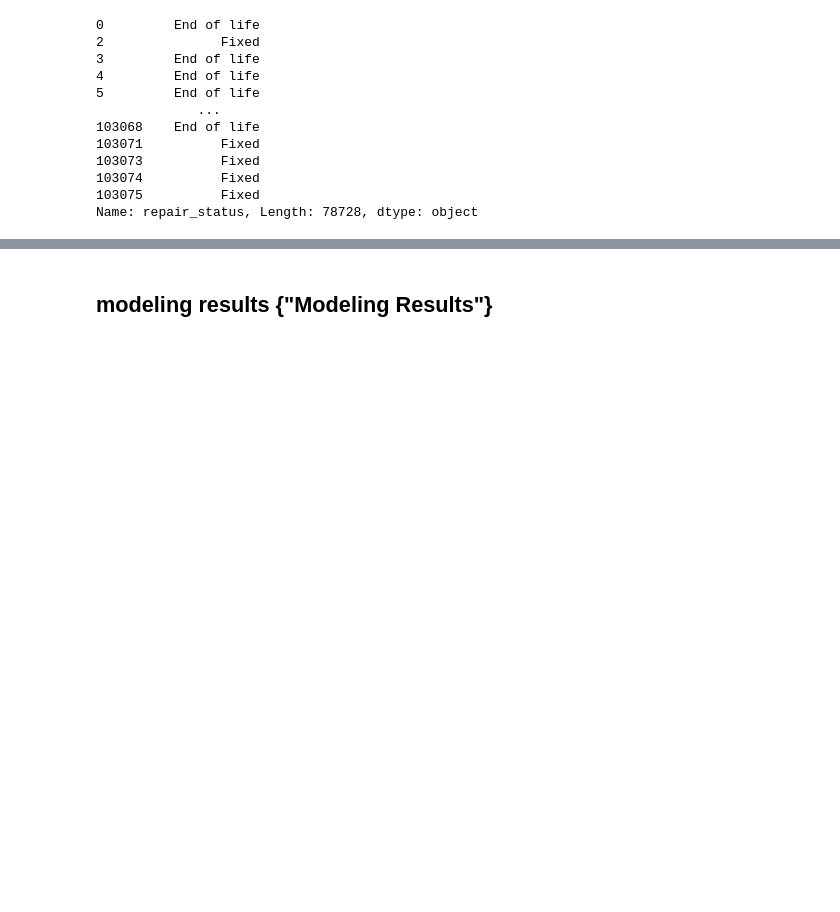
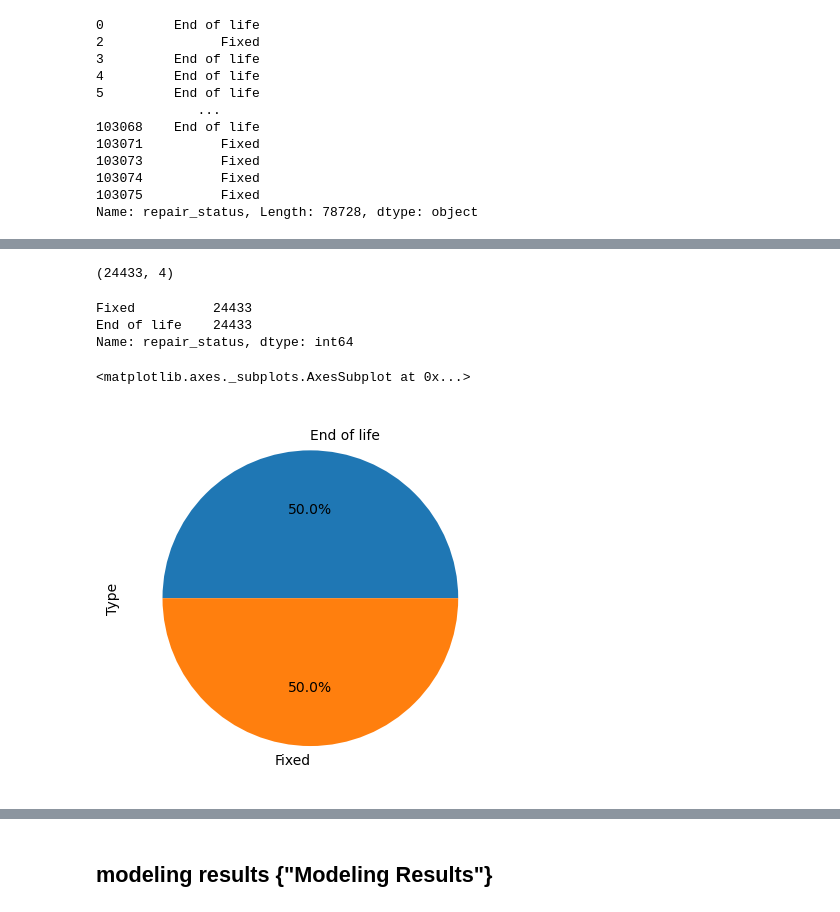
Before and after one commit to DrewChauD/BrainStation-Data-Science-Capstone, a Jupyter notebook: Notebooks/Andrew_Chau_BrainStation_DS_Capstone.ipynb, the cells around one changed output, grey strips where cells are left out. Drawn from its saved outputs; the diff is of its cells as text; code cells hidden in the pictures; blank space fills up the shorter version.

```diff
--- a/Notebooks/Andrew_Chau_BrainStation_DS_Capstone.ipynb
+++ b/Notebooks/Andrew_Chau_BrainStation_DS_Capstone.ipynb
@@ -525,0 +619,5 @@ Name: repair_status, Length: 78728, dtype: object
+# %%
+fixed = repair_dataset[repair_dataset["repair_status"] == "Fixed"]
+EOL  = repair_dataset[repair_dataset["repair_status"] == "End of life"]
+print(fixed.shape)
+print(EOL.shape)
@@ -525,0 +630,25 @@ Name: repair_status, Length: 78728, dtype: object
+# %%
+from sklearn.utils import resample
+fixed_downsample = resample(fixed,
+             replace=True,
+             n_samples=len(EOL),
+             random_state=42)
+
+print(fixed_downsample.shape)
+# %% [output]
+(24433, 4)
+# %%
+data_downsampled = pd.concat([fixed_downsample, EOL])
+
+print(data_downsampled["repair_status"].value_counts())
+
+data_downsampled.groupby('repair_status').size().plot(kind='pie',
+                                       y = "v1",
+                                       label = "Type",
+                                       autopct='%1.1f%%')
+# %% [output]
+Fixed          24433
+End of life    24433
+Name: repair_status, dtype: int64
+<matplotlib.axes._subplots.AxesSubplot at 0x...>
+[figure, added]
```
Also changed, not shown: parts of 30 cells of this notebook.
